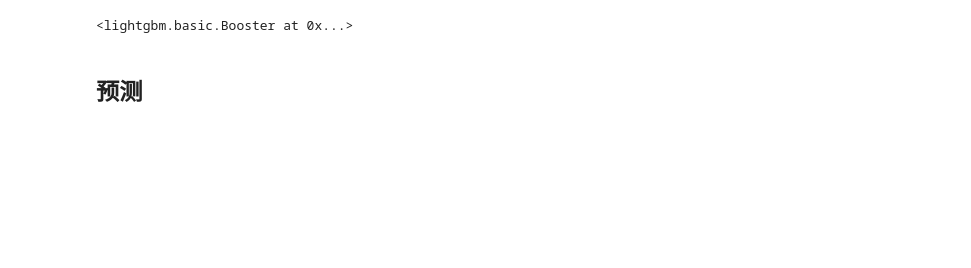
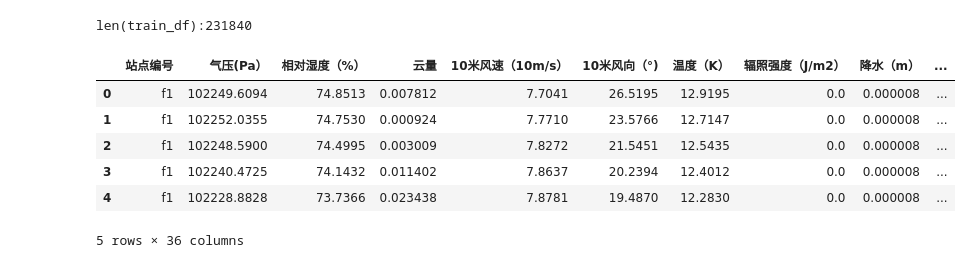
Before and after one commit to ZongXR/DCIC2024-Offshore-Wind-Power, a Jupyter notebook: notebooks/main.ipynb, the cells around one changed output. Cells and saved outputs as stored; diff of their text form; code cells hidden in the pictures; blank space fills up the shorter version.

```diff
--- a/notebooks/main.ipynb
+++ b/notebooks/main.ipynb
@@ -47,6 +0,0 @@ df = df.replace("<NULL>", np.nan)
-# %%
-df['time'] = pd.to_datetime(df['时间'])
-df['hour'] = df['time'].dt.hour
-df['month'] = df['time'].dt.month
-df["day"] = df["time"].dt.day
-df['minute'] = (df['time'].dt.minute + df["time"].dt.hour * 60) // 15
@@ -55,2 +0,0 @@ df['minute'] = (df['time'].dt.minute + df["time"].dt.hour * 60) // 15
-# %%
-df["出力(MW)"] = df["出力(MW)"].astype(np.float32) / df["装机容量(MW)"]
@@ -59,3 +0,0 @@ df["出力(MW)"] = df["出力(MW)"].astype(np.float32) / df["装机容量(MW)"]
-# %%
-df["10米有效风速"] = df["10米风速（10m/s）"] * np.cos(df["10米风向（°)"])
-df["100米有效风速"] = df["100m风速（100m/s）"] * np.cos(df["100m风向（°)"])
@@ -163,7 +0,0 @@ show()
-# %%
-model = lgb.train(params_lgb, lgb.Dataset(df_train[feats], df_train[LABEL]), num_boost_round=model.best_iteration)
-model.save_model("../models/lightgbm.txt")
-# %% [output]
-<lightgbm.basic.Booster at 0x...>
-# %% [markdown]
-<h2>预测</h2>
@@ -175,0 +8,16 @@ df_test[['站点编号','时间','出力(MW)']].to_csv("../data/%s.csv" % dateti
+# %%
+class Config():
+    seed=2024
+    path="../data/"
+    target='出力(MW)'
+    num_folds=12
+
+
+#两个基本信息的csv文件可以变成这个字典 位置和装机容量的关系
+pos2mw={"f1":48,'f2':280,'f3':48,'f4':88,'f5':48}
+
+#设置随机种子,保证模型可以复现
+def seed_everything(seed):
+    np.random.seed(seed)#numpy的随机种子
+    random.seed(seed)#python内置的随机种子
+seed_everything(seed=Config.seed)
@@ -175,0 +70,18 @@ df_test[['站点编号','时间','出力(MW)']].to_csv("../data/%s.csv" % dateti
+# %%
+train_df=pd.read_csv(Config.path+"A榜-训练集_海上风电预测_气象变量及实际功率数据.csv",encoding='gbk')
+print(f"len(train_df):{len(train_df)}")
+#将缺失值替换为np.nan,并转数据类型为float.
+train_df[Config.target]=train_df[Config.target].replace('<NULL>', np.nan).astype(float)
+#用线性插值的方式填充缺失值
+train_df[Config.target]=train_df[Config.target].interpolate()
+train_df=feature_engineer(train_df)
+train_df.head()
+# %% [output]
+len(train_df):231840
+|  | 站点编号 | 气压(Pa） | 相对湿度（%） | 云量 | 10米风速（10m/s） | 10米风向（°) | 温度（K） | 辐照强度（J/m2） | 降水（m） | ... |
+| 0 | f1 | 102249.6094 | 74.8513 | 0.007812 | 7.7041 | 26.5195 | 12.9195 | 0.0 | 0.000008 | ... |
+| 1 | f1 | 102252.0355 | 74.7530 | 0.000924 | 7.7710 | 23.5766 | 12.7147 | 0.0 | 0.000008 | ... |
+| 2 | f1 | 102248.5900 | 74.4995 | 0.003009 | 7.8272 | 21.5451 | 12.5435 | 0.0 | 0.000008 | ... |
+| 3 | f1 | 102240.4725 | 74.1432 | 0.011402 | 7.8637 | 20.2394 | 12.4012 | 0.0 | 0.000008 | ... |
+| 4 | f1 | 102228.8828 | 73.7366 | 0.023438 | 7.8781 | 19.4870 | 12.2830 | 0.0 | 0.000008 | ... |
+5 rows × 36 columns
```
Also changed, not shown: parts of 34 cells of this notebook, 3 other files.
